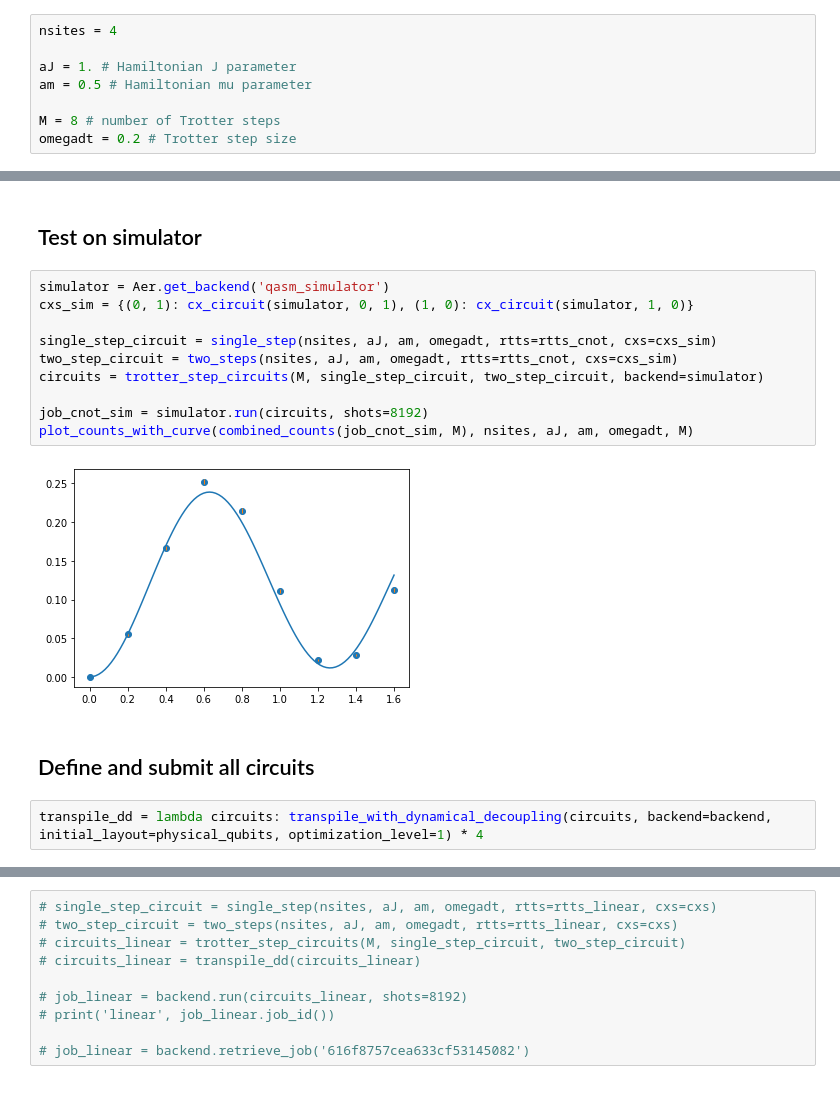
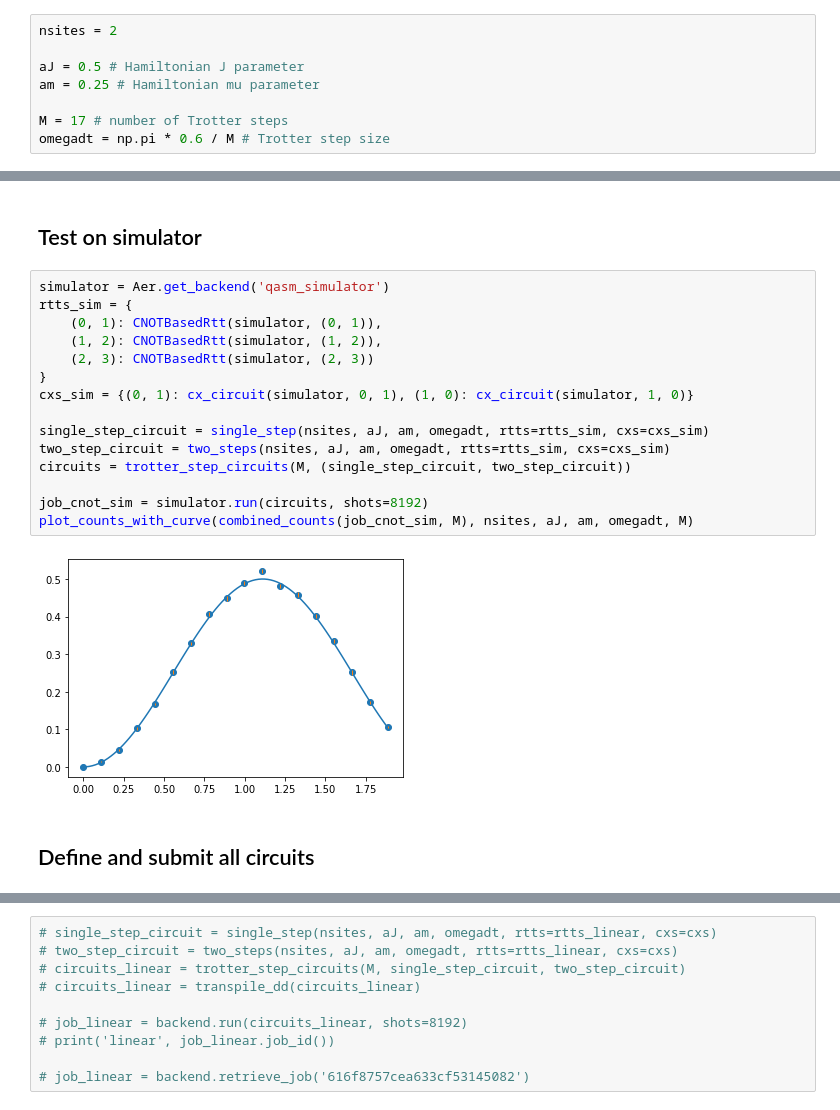
Before and after one commit to yiiyama/qc_random, a Jupyter notebook: four_qubit_schwinger/studies/forward.ipynb, the cells around one changed output, grey strips where cells are left out. Saved outputs shown, nothing was run; the diff lists cells and outputs as text.

```diff
--- a/four_qubit_schwinger/studies/forward.ipynb
+++ b/four_qubit_schwinger/studies/forward.ipynb
@@ -17,13 +20,13 @@ from trotter import trotter_step_circuits
 from transpile_with_dd import transpile_with_dynamical_decoupling
 from observables import combined_counts, plot_counts_with_curve
 # %%
-nsites = 4
+nsites = 2
 
-aJ = 1. # Hamiltonian J parameter
-am = 0.5 # Hamiltonian mu parameter
+aJ = 0.5 # Hamiltonian J parameter
+am = 0.25 # Hamiltonian mu parameter
 
-M = 8 # number of Trotter steps
-omegadt = 0.2 # Trotter step size
+M = 17 # number of Trotter steps
+omegadt = np.pi * 0.6 / M # Trotter step size
 # %%
 IBMQ.load_account()
 provider = IBMQ.get_provider(hub='ibm-q-research', group='tokyo-1', project='main')
@@ -123,17 +106,20 @@ mem.load_matrix(mem_experiment_id)
 ## Test on simulator
 # %%
 simulator = Aer.get_backend('qasm_simulator')
+rtts_sim = {
+    (0, 1): CNOTBasedRtt(simulator, (0, 1)),
+    (1, 2): CNOTBasedRtt(simulator, (1, 2)),
+    (2, 3): CNOTBasedRtt(simulator, (2, 3))
+}
 cxs_sim = {(0, 1): cx_circuit(simulator, 0, 1), (1, 0): cx_circuit(simulator, 1, 0)}
 
-single_step_circuit = single_step(nsites, aJ, am, omegadt, rtts=rtts_cnot, cxs=cxs_sim)
-two_step_circuit = two_steps(nsites, aJ, am, omegadt, rtts=rtts_cnot, cxs=cxs_sim)
-circuits = trotter_step_circuits(M, single_step_circuit, two_step_circuit, backend=simulator)
+single_step_circuit = single_step(nsites, aJ, am, omegadt, rtts=rtts_sim, cxs=cxs_sim)
+two_step_circuit = two_steps(nsites, aJ, am, omegadt, rtts=rtts_sim, cxs=cxs_sim)
+circuits = trotter_step_circuits(M, (single_step_circuit, two_step_circuit))
 
 job_cnot_sim = simulator.run(circuits, shots=8192)
 plot_counts_with_curve(combined_counts(job_cnot_sim, M), nsites, aJ, am, omegadt, M)
 # %% [output]
-[figure, old version]
+[figure, new version]
 # %% [markdown]
 ## Define and submit all circuits
-# %%
-transpile_dd = lambda circuits: transpile_with_dynamical_decoupling(circuits, backend=backend, initial_layout=physical_qubits, optimization_level=1) * 4
```
Also changed, not shown: parts of 14 cells of this notebook, 18 other files.
